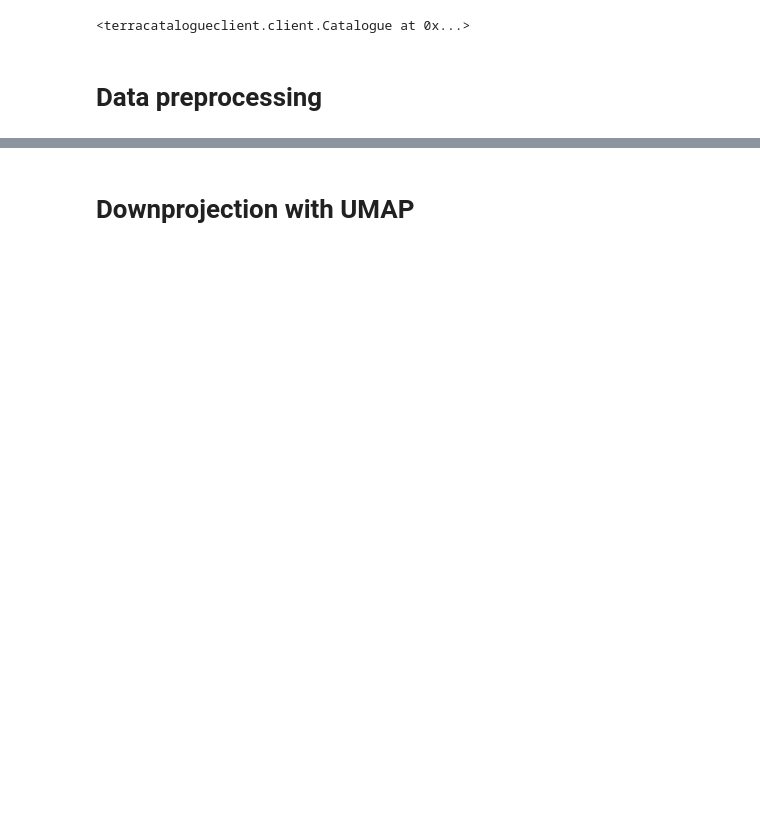
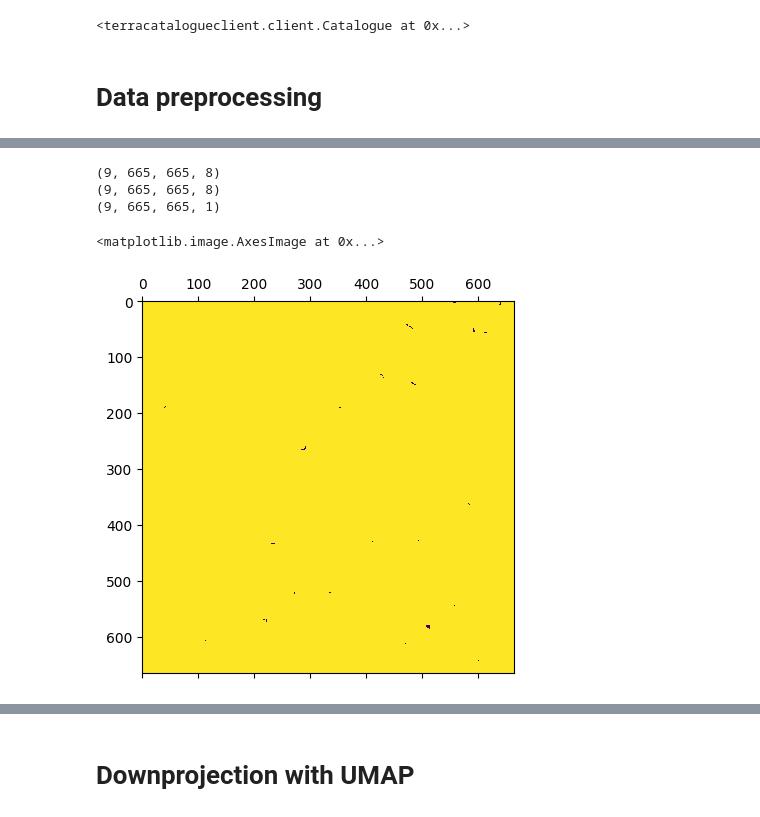
Before and after one commit to LQCHAN022/UMP-estimation, a Jupyter notebook: IIC_Cluster.ipynb, the cells around one changed output, grey strips where cells are left out. Cells and saved outputs as stored; diff of their text form; code cells hidden in the pictures; blank space fills up the shorter version.

```diff
--- a/IIC_Cluster.ipynb
+++ b/IIC_Cluster.ipynb
@@ -101,10 +101,9 @@ def extract_water(img):
     return img
 
 def get_water_mask(image_data):
-    waterbands = extract_water(image_data[:, :, :, 3:4].copy())
-    waterbands = waterbands[:, :, :, 0:1]
-    waterbands = np.where(waterbands <= 0.4, 0.0, 1.0)
-    return waterbands
+    waterbands = np.where((image_data== 21888.0) | (image_data == 21952.0), 0, 1)
+    print(waterbands.shape)
+    return waterbands[:, :, :, 7:8]
 
 def normalize_band(img, band, percentile):
     p_min, p_max = np.percentile(img[:, :, :, band], (percentile, 100.0-percentile))
@@ -118,7 +117,6 @@ def normalize_percentile(image_data, percentile):
         for ch in range(7, image_data.shape[-1]):
             image_data = normalize_band(image_data, ch, percentile)
 
-            image_data[year, :, :, 0:7] = exposure.equalize_adapthist(image_data[year, :, :, 0:7], clip_limit=0.02)
     return image_data
 
 
@@ -204,0 +169,12 @@ Clipping input data to the valid range for imshow with RGB data ([0..1] for floa
+# %%
+print(IMAGE_RAW.shape)
+WATER = get_water_mask(IMAGE_RAW)
+print(WATER.shape)
+plt.matshow(WATER[0, :, :, 0])
+# plot_all_bands(IMAGE_RAW, 0)
+# %% [output]
+(9, 665, 665, 8)
+(9, 665, 665, 8)
+(9, 665, 665, 1)
+<matplotlib.image.AxesImage at 0x...>
+[figure, added]
```
Also changed, not shown: parts of 9 cells of this notebook, 1 other file.
